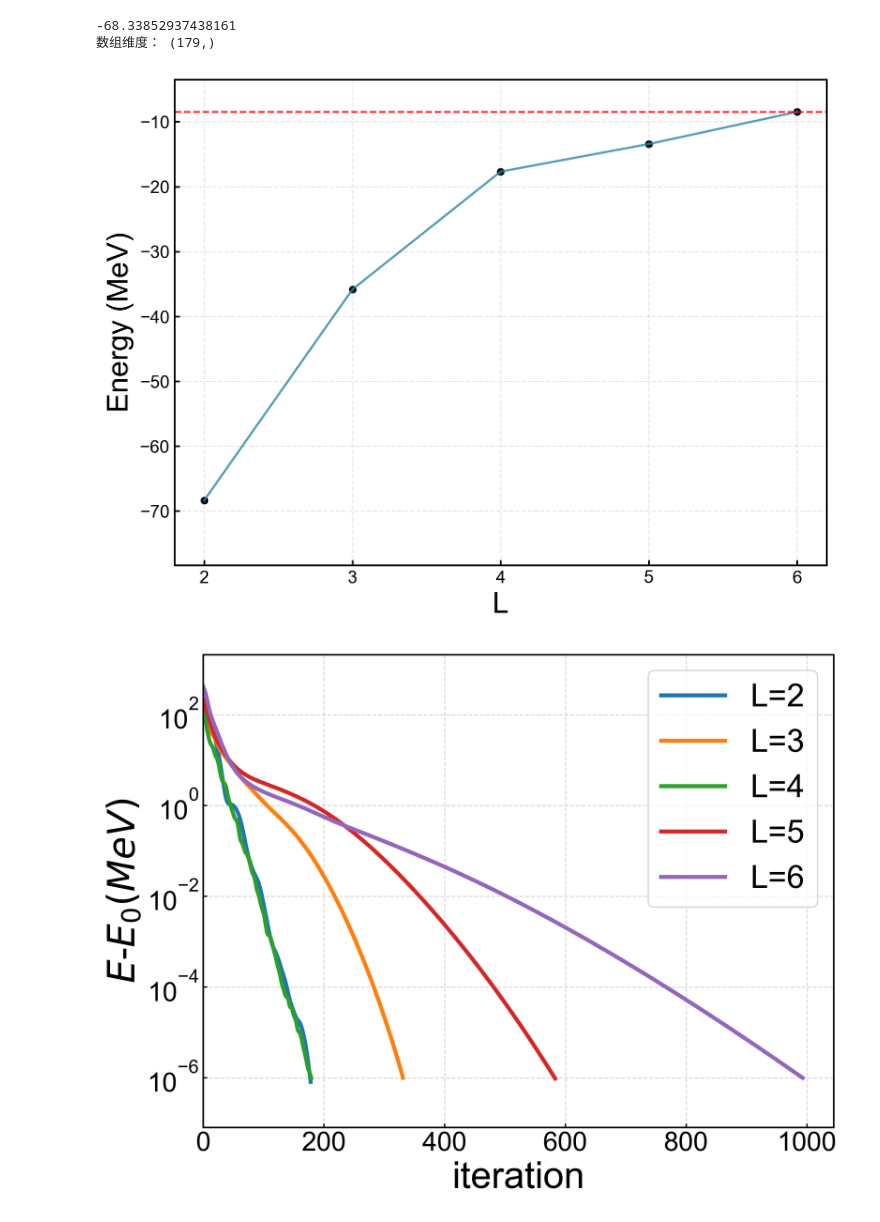
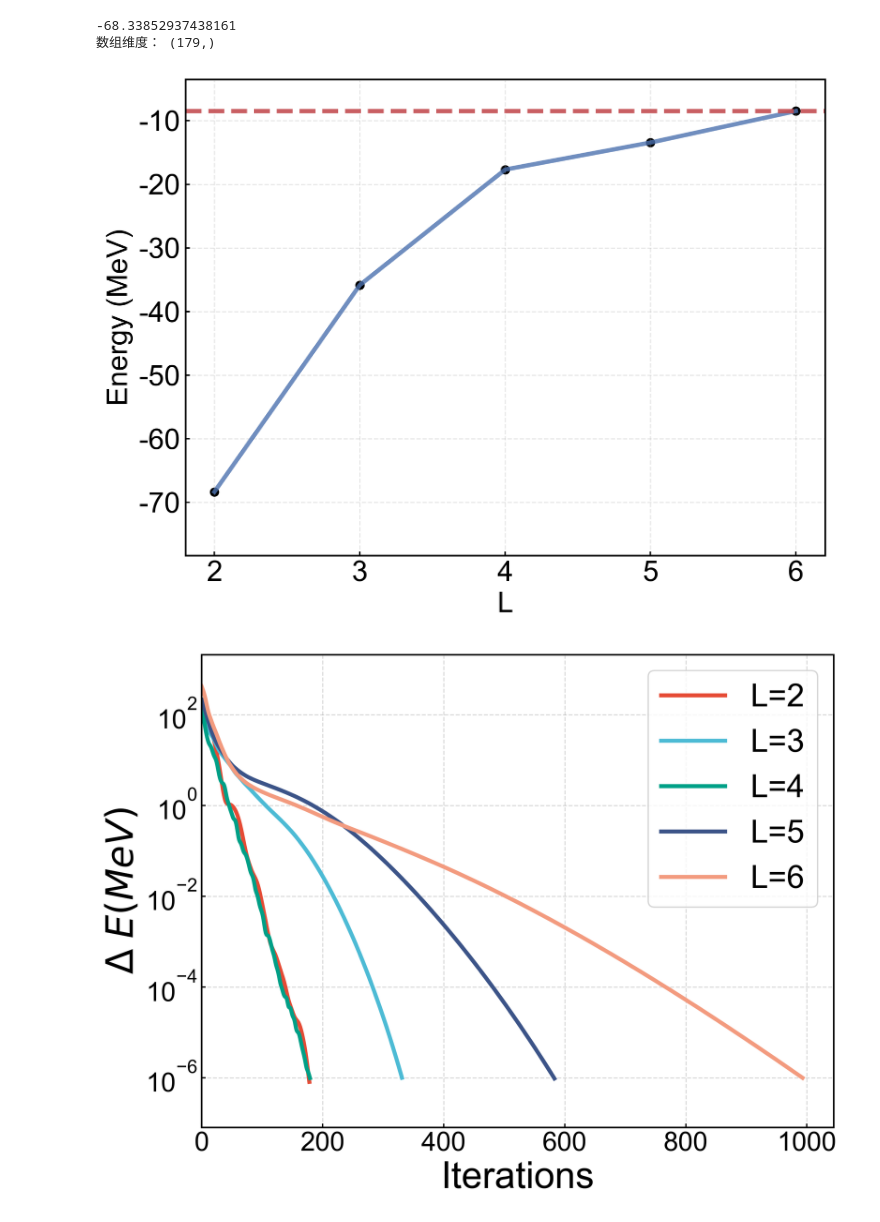
Before and after one commit to ZhushuoLiu/Quantum-computing-for-effective-nuclear-lattice-model, a Jupyter notebook: N=3 tu.ipynb, the cells around one changed output. Drawn from its saved outputs; the diff is of its cells as text; code cells hidden in the pictures.

```diff
--- a/N=3 tu.ipynb
+++ b/N=3 tu.ipynb
@@ -81,13 +81,13 @@ fig, ax = plt.subplots(figsize=(8, 6))
 # 散点（带边缘色，更清晰）
 
 # 连线（平滑过渡）
-ax.plot(L, energy, color='#2E86AB', linewidth=1.5, linestyle='-', alpha=0.8)
+ax.plot(L, energy, color='#4C72B0', linewidth=3, linestyle='-', alpha=0.8)
 
-ax.scatter(L, energy, color='black', s=20, linewidth=0.8, label='Energy')
+ax.scatter(L, energy, color='black', s=20, linewidth=2, label='Energy')
 # ========== 新增：添加红色虚线（数值-2.224575） ==========
 reference_value = -8.481798
 # 绘制水平参考线，x轴覆盖整个绘图范围，红色虚线
-ax.axhline(y=reference_value, color='red', linestyle='--', linewidth=1.2,
+ax.axhline(y=reference_value, color='#C44E52', linestyle='--', linewidth=3,
            label=f'Reference: {reference_value}', alpha=0.9)
 
 # 设置坐标轴标签（带单位，科研绘图必备）
@@ -102,7 +102,8 @@ ax.set_ylim(energy.min() - 10, reference_value + 5)
 # 设置刻度（整数刻度，更整洁）
 ax.set_xticks(L)  # x轴刻度与数据点对齐
 ax.tick_params(direction='in')  # 刻度线向内（科研绘图规范）
-
+# 调整刻度标签大小
+ax.tick_params(axis='both', labelsize=20, length=3, width=1)
 # 添加网格（辅助阅读数据）
 ax.grid(True, linestyle='--', alpha=0.3, linewidth=0.8)
 
@@ -116,7 +117,7 @@ plt.savefig('/home/lzs/N3E.pdf', format='pdf')  # 矢量图，无像素损失
 # 显示图片
 plt.show()
 # %% [output]
-[figure, old version]
+[figure, new version]
 # %%
 import matplotlib.pyplot as plt
 import numpy as np
@@ -145,8 +146,8 @@ labels = ['L=2', 'L=3', 'L=4', 'L=5', 'L=6']
 
 # -------------------------- 3. 科研常用配色（Nature/Science期刊风格） --------------------------
 # 颜色选择原则：对比度高、无荧光色、适合黑白打印识别，避免红绿色盲不友好的组合
-colors = ['#1f77b4', '#ff7f0e', '#2ca02c', '#d62728', '#9467bd']  # 蓝、橙、绿、红、紫（科研经典配色）
-
+#colors = ['#1f77b4', '#ff7f0e', '#2ca02c', '#d62728', '#9467bd']  # 蓝、橙、绿、红、紫（科研经典配色）
+colors = ['#E64B35', '#4DBBD5', '#00A087', '#3C5488', '#F39B7F']
 # -------------------------- 4. 绘图核心逻辑 --------------------------
 fig, ax = plt.subplots(figsize=(8, 6))  # 设置画布大小（宽10英寸，高6英寸）
 
@@ -161,37 +162,38 @@ ax.set_yscale('log')  # 核心修改：Y轴改为对数坐标
 ax.tick_params(direction='in')  # 刻度线向内（科研绘图规范）
 # -------------------------- 5. 细节优化（科研绘图必备） --------------------------
 # 设置x轴、y轴标签（带字体大小）
-ax.set_xlabel('iteration', fontsize=28, )
-ax.set_ylabel('$E$-$E_0(MeV)$', fontsize=28, )
+ax.set_xlabel('Iterations', fontsize=28, )
+ax.set_ylabel('$\Delta$ $E(MeV)$', fontsize=28, )
 
 # 设置标题（按需修改）
 #ax.set_title('Comparison of 5 Groups of Arrays', fontsize=16, pad=20)
-
+# 调整刻度标签大小
+ax.tick_params(axis='both', labelsize=20, length=3, width=1)
 # 添加图例（位置最优，避免遮挡数据）
 ax.legend(loc='best', fontsize=24, frameon=True, fancybox=True, shadow=False)
 
 # 添加网格（浅灰色虚线，辅助阅读，不喧宾夺主）
 ax.grid(True, linestyle='--', alpha=0.3, color='gray', linewidth=0.8)
 
 # 优化坐标轴：只保留左、下边框（科研绘图简洁风格）
 #ax.spines['top'].set_visible(False)
 #ax.spines['right'].set_visible(False)
 
 # 调整刻度范围（可选，根据数据自动适配）
 ax.set_xlim(0, max(len(arr) for arr in data_list) +50)  # x轴左右留边
 ax.set_ylim(np.min(np.concatenate(data_list))*0.1, np.max(np.concatenate(data_list)) *5)  # y轴上下留边
 
 # 调整刻度标签大小
 ax.tick_params(axis='both', labelsize=20, length=3, width=1)
 
 # -------------------------- 6. 保存图片（高分辨率，支持矢量图） --------------------------
 # 保存为PNG（位图，适合预览）或PDF（矢量图，适合期刊发表）
 plt.tight_layout()  # 自动调整布局，避免标签被裁剪
 #fig.savefig('scientific_array_plot.png', dpi=300, bbox_inches='tight')  # PNG格式
 
-#fig.savefig('/home/lzs/N3L.pdf', bbox_inches='tight',dpi=300)  # PDF矢量格式（推荐科研投稿用）
+fig.savefig('/home/lzs/N3L.pdf', bbox_inches='tight',dpi=300)  # PDF矢量格式（推荐科研投稿用）
 
 # 显示图像
 plt.show()
 # %% [output]
-[figure, old version]
+[figure, new version]
```
Also changed, not shown: 4 other files.
